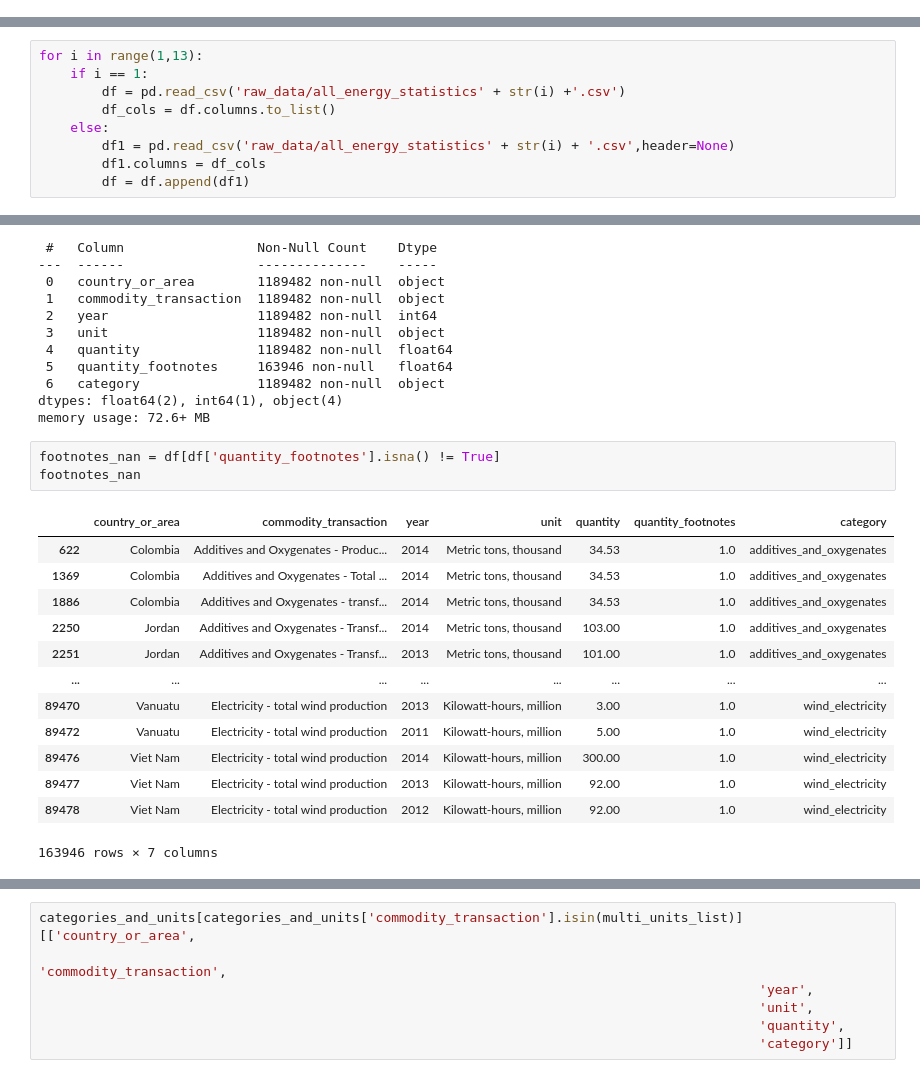
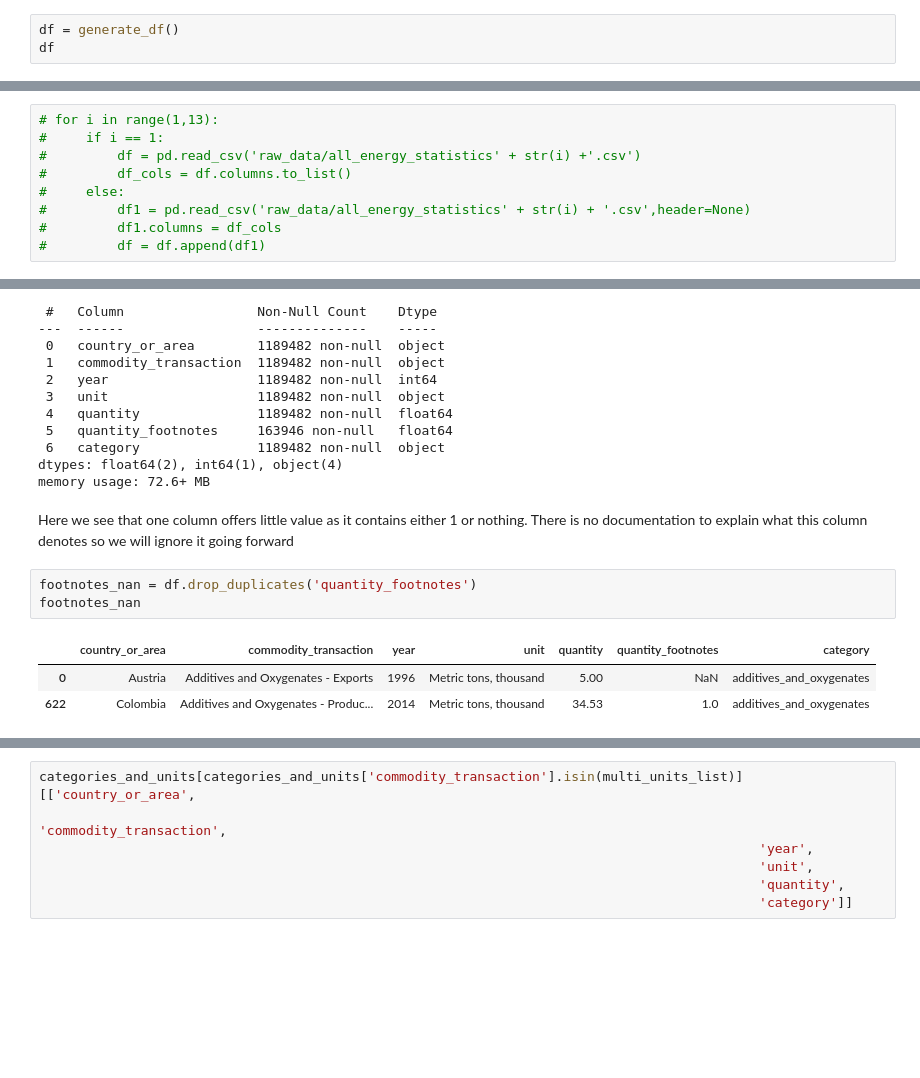
Before and after one commit to See-You-Data/UNInternationalEnergyData, a Jupyter notebook: introductory_analysis.ipynb, the cells around one changed output, grey strips where cells are left out. Saved outputs shown, nothing was run; the diff lists cells and outputs as text; blank space fills up the shorter version.

```diff
--- a/introductory_analysis.ipynb
+++ b/introductory_analysis.ipynb
@@ -15,0 +21,3 @@ q = importlib.reload(q)
+# %%
+df = generate_df()
+df
@@ -16,9 +47,9 @@ q = importlib.reload(q)
 # %%
-for i in range(1,13):
-    if i == 1:
-        df = pd.read_csv('raw_data/all_energy_statistics' + str(i) +'.csv')
-        df_cols = df.columns.to_list()
-    else:
-        df1 = pd.read_csv('raw_data/all_energy_statistics' + str(i) + '.csv',header=None)
-        df1.columns = df_cols
-        df = df.append(df1)
+# for i in range(1,13):
+#     if i == 1:
+#         df = pd.read_csv('raw_data/all_energy_statistics' + str(i) +'.csv')
+#         df_cols = df.columns.to_list()
+#     else:
+#         df1 = pd.read_csv('raw_data/all_energy_statistics' + str(i) + '.csv',header=None)
+#         df1.columns = df_cols
+#         df = df.append(df1)
@@ -48,20 +96,12 @@ Data columns (total 7 columns):
  6   category               1189482 non-null  object
 dtypes: float64(2), int64(1), object(4)
 memory usage: 72.6+ MB
+# %% [markdown]
+Here we see that one column offers little value as it contains either 1 or nothing. There is no documentation to explain what this column denotes so we will ignore it going forward
 # %%
-footnotes_nan = df[df['quantity_footnotes'].isna() != True]
+footnotes_nan = df.drop_duplicates('quantity_footnotes')
 footnotes_nan
 # %% [output]
 |  | country_or_area | commodity_transaction | year | unit | quantity | quantity_footnotes | category |
+| 0 | Austria | Additives and Oxygenates - Exports | 1996 | Metric tons, thousand | 5.00 | NaN | additives_and_oxygenates |
 | 622 | Colombia | Additives and Oxygenates - Produc... | 2014 | Metric tons, thousand | 34.53 | 1.0 | additives_and_oxygenates |
-| 1369 | Colombia | Additives and Oxygenates - Total ... | 2014 | Metric tons, thousand | 34.53 | 1.0 | additives_and_oxygenates |
-| 1886 | Colombia | Additives and Oxygenates - transf... | 2014 | Metric tons, thousand | 34.53 | 1.0 | additives_and_oxygenates |
-| 2250 | Jordan | Additives and Oxygenates - Transf... | 2014 | Metric tons, thousand | 103.00 | 1.0 | additives_and_oxygenates |
-| 2251 | Jordan | Additives and Oxygenates - Transf... | 2013 | Metric tons, thousand | 101.00 | 1.0 | additives_and_oxygenates |
-| ... | ... | ... | ... | ... | ... | ... | ... |
-| 89470 | Vanuatu | Electricity - total wind production | 2013 | Kilowatt-hours, million | 3.00 | 1.0 | wind_electricity |
-| 89472 | Vanuatu | Electricity - total wind production | 2011 | Kilowatt-hours, million | 5.00 | 1.0 | wind_electricity |
-| 89476 | Viet Nam | Electricity - total wind production | 2014 | Kilowatt-hours, million | 300.00 | 1.0 | wind_electricity |
-| 89477 | Viet Nam | Electricity - total wind production | 2013 | Kilowatt-hours, million | 92.00 | 1.0 | wind_electricity |
-| 89478 | Viet Nam | Electricity - total wind production | 2012 | Kilowatt-hours, million | 92.00 | 1.0 | wind_electricity |
-163946 rows × 7 columns
```
Also changed, not shown: parts of 35 cells of this notebook, 3 other files.
